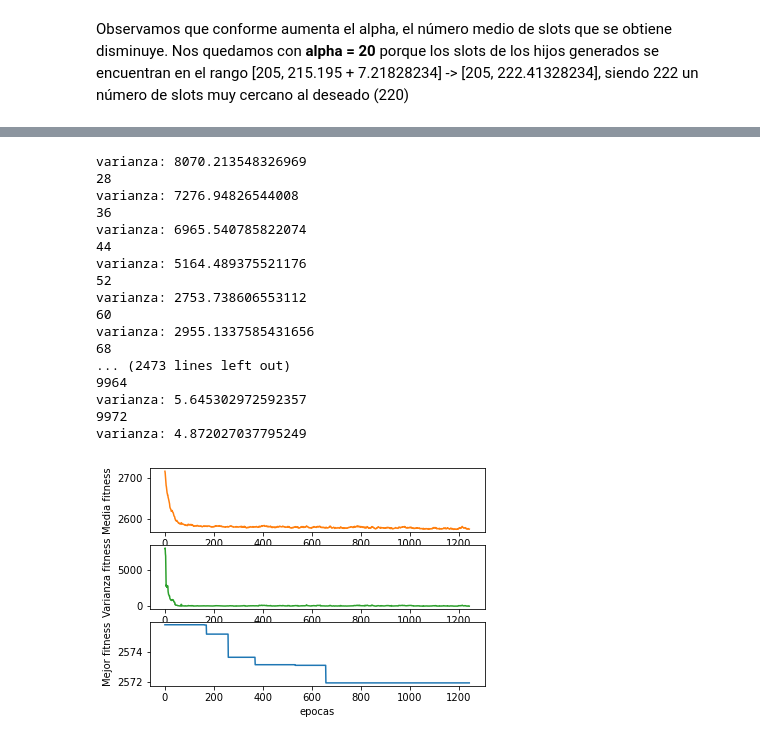
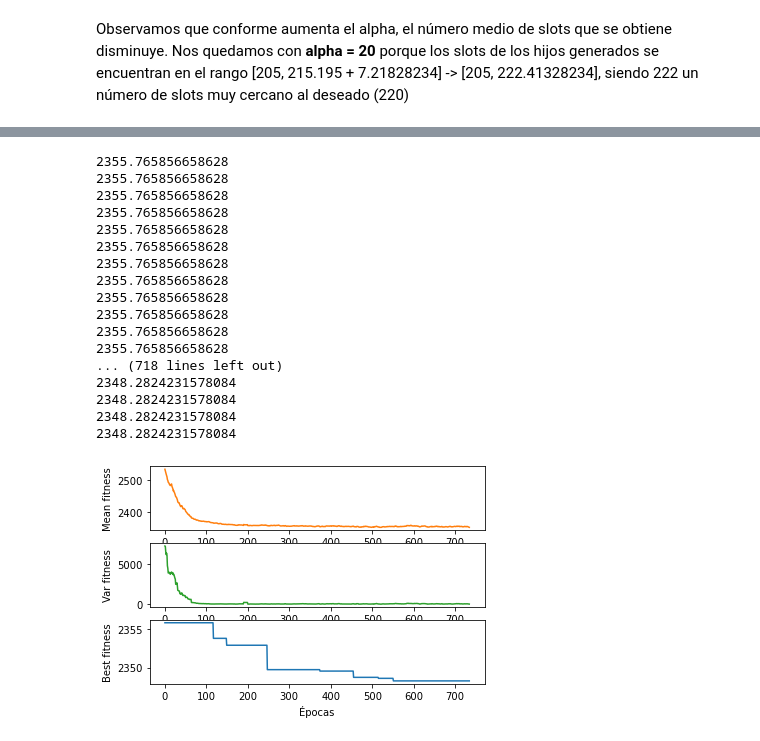
Before and after one commit to emewinchester/MBHB_ABET, a Jupyter notebook: 07_GA_Basic.ipynb, the cells around one changed output, grey strips where cells are left out. Drawn from its saved outputs; the diff is of its cells as text; code cells hidden in the pictures.

```diff
--- a/07_GA_Basic.ipynb
+++ b/07_GA_Basic.ipynb
@@ -215,7 +181,8 @@ for alpha in alphas:
     print(alpha)
 
     for i in range(100):
-        hijos, fitness = operador_cruce(padres,ev,alpha)
+        hijos, fitness, km = operador_cruce(padres,ev,alpha)
+
 
         for hijo in hijos:
             slots = np.append(slots, hijo.sum())
@@ -241,0 +239,2 @@ Observamos que conforme aumenta el alpha, el número medio de slots que se obtie
+# %%
+alpha = 9
@@ -242,6 +243,6 @@ Observamos que conforme aumenta el alpha, el número medio de slots que se obtie
 # %%
 # Posibles tamaños de la poblacion
-tam_poblacion = np.array([18,22,26,30])
+tam_poblacion = np.array([18,24,30])
 # %% [markdown]
 Medidas estadísticas estudiadas para el ajuste de parámetros, por cada iteración:
 - Media del fitness de la población.
@@ -251,5 +251,5 @@ Medidas estadísticas estudiadas para el ajuste de parámetros, por cada iteraci
 # %%
-def agb_estacionario(poblacion, alpha, evaluation, grafica, path = None):
+def agb_estacionario(poblacion, alpha, evaluation, grafica):
 
     ev.total_calls = 0
 
@@ -290,9 +290,9 @@ def agb_estacionario(poblacion, alpha, evaluation, grafica, path = None):
         poblacion, fitness_poblacion = reemplazo(0.2, poblacion,fitness_poblacion, hijos, fitness_hijos)
 
         varianza = np.var(fitness_poblacion)
-        print(f'varianza: {varianza}')
+        # print(f'varianza: {varianza}')
 
-        if varianza < 5:
+        if varianza < 6:
             break
 
 
@@ -301,7 +301,9 @@ def agb_estacionario(poblacion, alpha, evaluation, grafica, path = None):
         var_fitness   = np.append(var_fitness, np.var(fitness_poblacion))
         mejor_fitness = np.append(mejor_fitness, np.min(fitness_poblacion))
 
-        print(ev.total_calls)
+        # print(np.min(fitness_poblacion))
+
+        # print(ev.total_calls)
 
 
 
@@ -310,20 +312,19 @@ def agb_estacionario(poblacion, alpha, evaluation, grafica, path = None):
         x = list(range(len(media_fitness)))
 
         fig, (media_f, var, mejor) = plt.subplots(3, 1)
+        fig.align_ylabels
 
-        media_f.plot(x, media_fitness, color='C1')
-        media_f.set_ylabel('Media fitness')
+        media_f.plot(list(range(len(media_fitness))), media_fitness, color='C1')
+        media_f.set_ylabel('Mean fitness')
 
-        var.plot(x,var_fitness, color='C2')
-        var.set_ylabel('Varianza fitness')
+        var.plot(list(range(len(var_fitness))),var_fitness, color='C2')
+        var.set_ylabel('Var fitness')
 
-        mejor.plot(x,mejor_fitness, color='C0')
-        mejor.set_ylabel('Mejor fitness')
-        mejor.set_xlabel('epocas')
+        mejor.plot(list(range(len(mejor_fitness))),mejor_fitness, color='C0')
+        mejor.set_ylabel('Best fitness')
+        mejor.set_xlabel('Épocas')
 
 
-    if path is not None:
-        print('guarda datos')
 
 
     i_mejor_fitness = np.argmin(fitness_poblacion)
@@ -335,22 +367,24 @@ def agb_estacionario(poblacion, alpha, evaluation, grafica, path = None):
 # %%
-poblacion = inicializa_poblacion(20,conocidos)
-crom, fit= agb_estacionario(poblacion, 10,ev,True)
+np.random.seed(seed)
+
+poblacion = inicializa_poblacion(tam_poblacion[1], conocidos)
+crom, fit = agb_estacionario(poblacion, alpha, ev,True)
 # %% [output]
-varianza: 8070.213548326969
-28
-varianza: 7276.94826544008
-36
-varianza: 6965.540785822074
-44
-varianza: 5164.489375521176
-52
-varianza: 2753.738606553112
-60
-varianza: 2955.1337585431656
-68
-... (2473 lines left out)
-9964
-varianza: 5.645302972592357
-9972
-varianza: 4.872027037795249
+2355.765856658628
+2355.765856658628
+2355.765856658628
+2355.765856658628
+2355.765856658628
+2355.765856658628
+2355.765856658628
+2355.765856658628
+2355.765856658628
+2355.765856658628
+2355.765856658628
+2355.765856658628
+... (718 lines left out)
+2348.2824231578084
+2348.2824231578084
+2348.2824231578084
+2348.2824231578084
-[figure, old version]
+[figure, new version]
```
Also changed, not shown: parts of 34 cells of this notebook, 1 other file.
